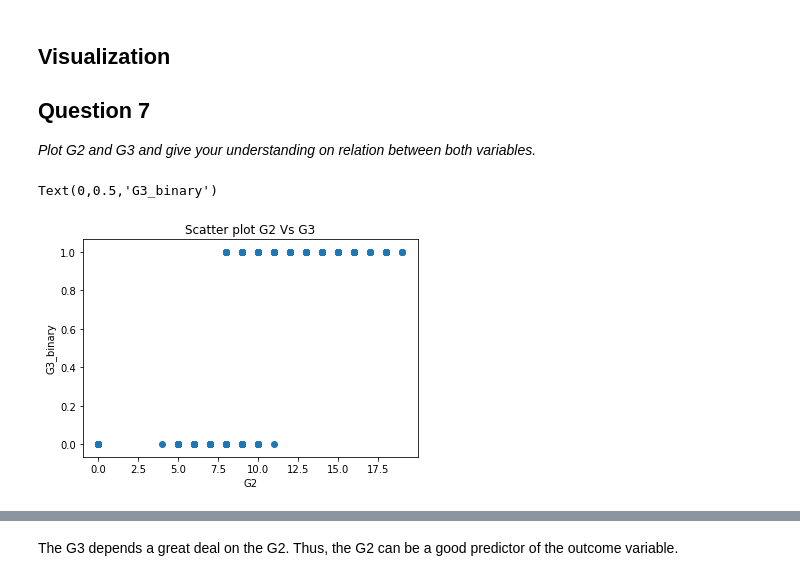
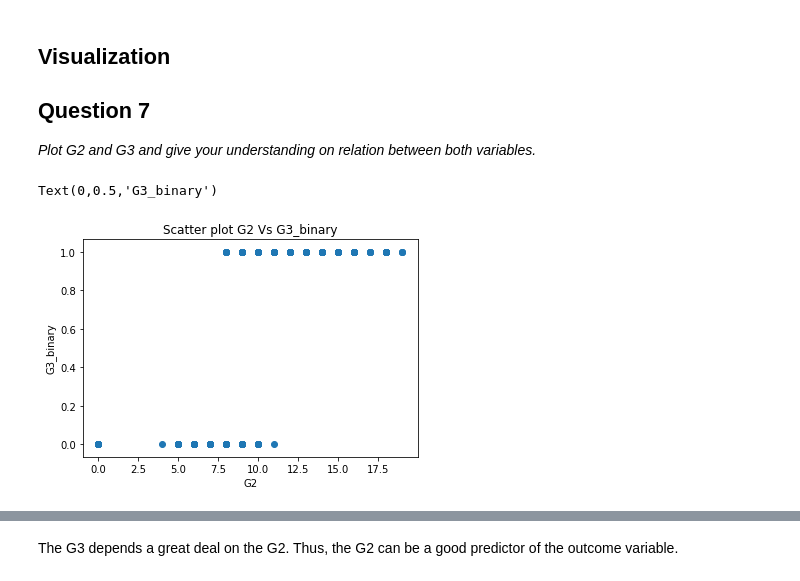
Before and after one commit to GreatLearningAIML1/bangalore-aug19-batch-shardulsathe, a Jupyter notebook: R3_External_Lab_Logistic_and_Naive_bayes_solutions.ipynb, the cells around one changed output, grey strips where cells are left out. Cells and saved outputs as stored; diff of their text form; code cells hidden in the pictures.

```diff
--- a/R3_External_Lab_Logistic_and_Naive_bayes_solutions.ipynb
+++ b/R3_External_Lab_Logistic_and_Naive_bayes_solutions.ipynb
@@ -335,9 +336,9 @@ array([[ 0,  0, 18, ...,  0,  0,  0],
 *Plot G2 and G3 and give your understanding on relation between both variables.*
 # %%
 plt.scatter(student_df['G2'],student_df['G3_binary'])
-plt.title('Scatter plot G2 Vs G3')
+plt.title('Scatter plot G2 Vs G3_binary')
 plt.xlabel('G2')
 plt.ylabel('G3_binary')
 # %% [output]
 Text(0,0.5,'G3_binary')
-[figure, old version]
+[figure, new version]
```
Also changed, not shown: parts of 9 cells of this notebook.
